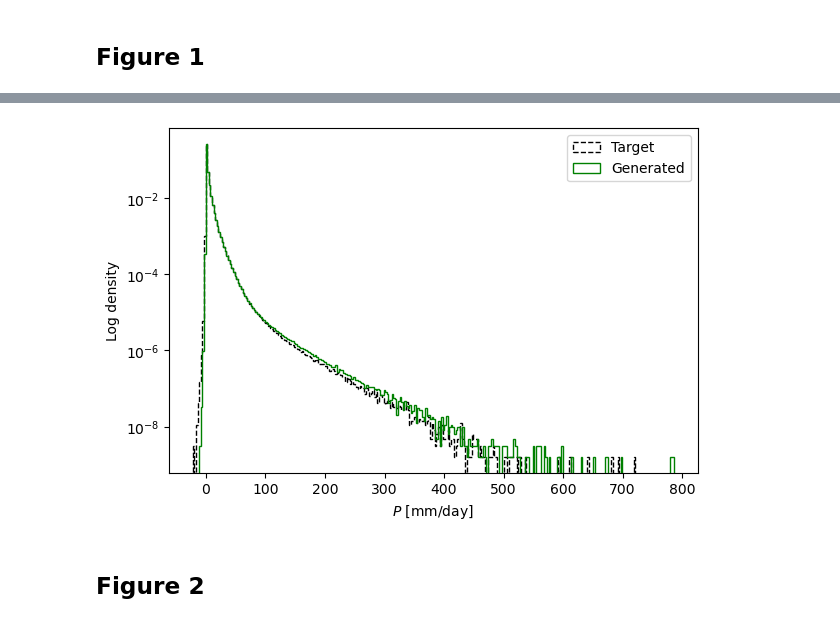
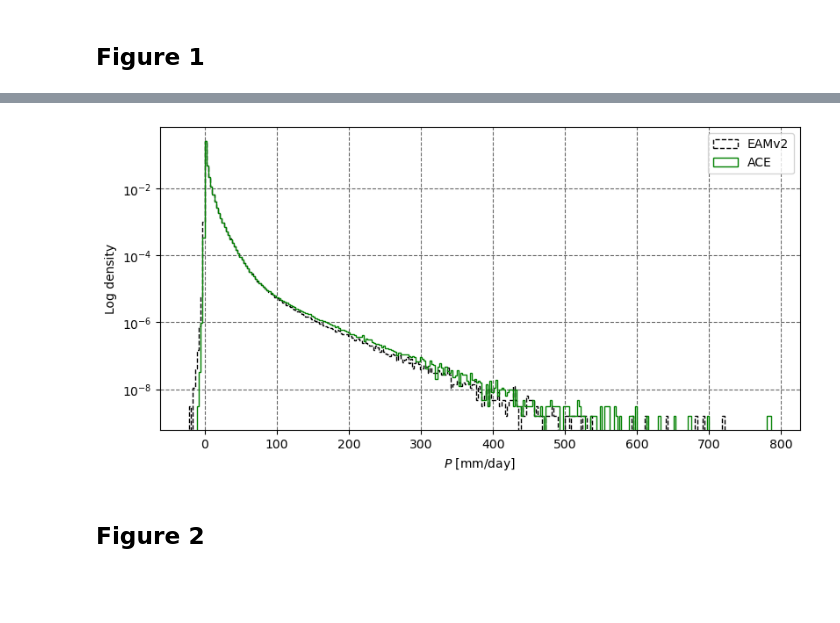
Before and after one commit to ai2cm/e3sm-v2-fme-manuscript, a Jupyter notebook: notebooks/figures.ipynb, the cells around one changed output, grey strips where cells are left out. Saved outputs shown, nothing was run; the diff lists cells and outputs as text; code cells hidden in the pictures; blank space fills up the shorter version.

Commit message:
Update manuscript figures and utils

```diff
--- a/notebooks/figures.ipynb
+++ b/notebooks/figures.ipynb
@@ -193,14 +192,16 @@ Wall time: 45.9 s
 # %%
 fig, ax = plot_time_mean_histogram(
-    precip_hist_ds, figsize=(6, 4), log=True, density=True, histtype="step"
+    precip_hist_ds, figsize=(8, 4), log=True, density=True, histtype="step",
+    labels={"prediction": "ACE", "target": "EAMv2"}
 )
 # ax.set_title("Precipitation")
 ax.set_xlabel(f"{all_vars[PRECIP]} [{da_precip.units}]")
 ax.set_ylabel("Log density")
+ax.grid(linestyle="--", color="dimgray")
 plt.legend()
 fig.show()
 # %% [output]
-[figure, old version]
+[figure, new version]
 # %%
 fig.savefig(os.path.join(OUTDIR, "precip_density.pdf"), bbox_inches="tight")
 # %% [markdown]
```
Also changed, not shown: parts of 21 cells of this notebook, 6 other files.
